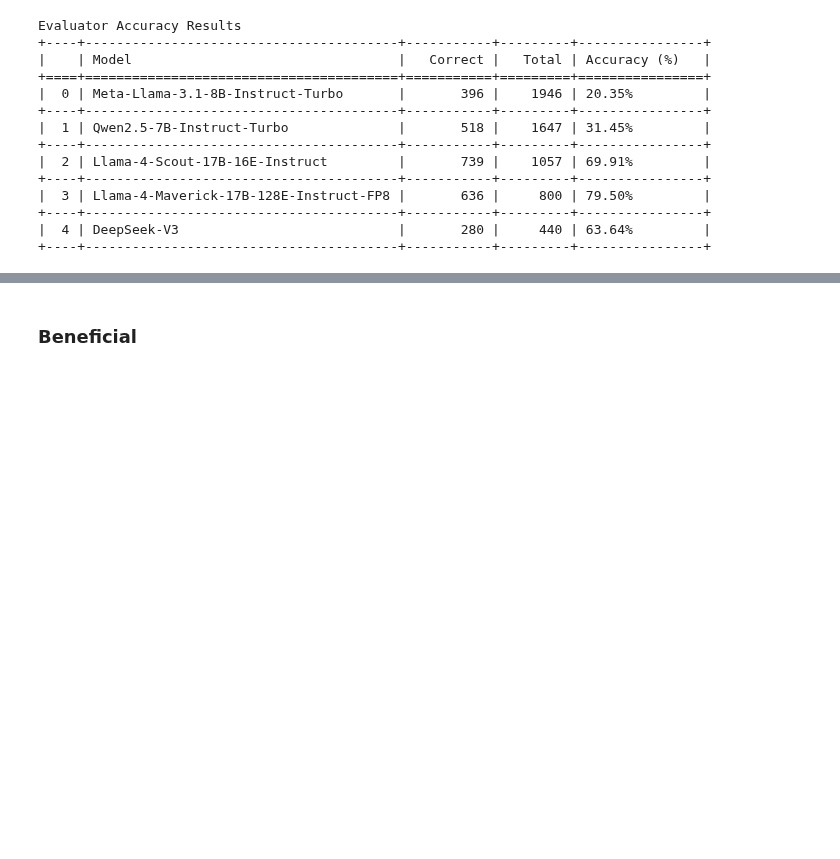
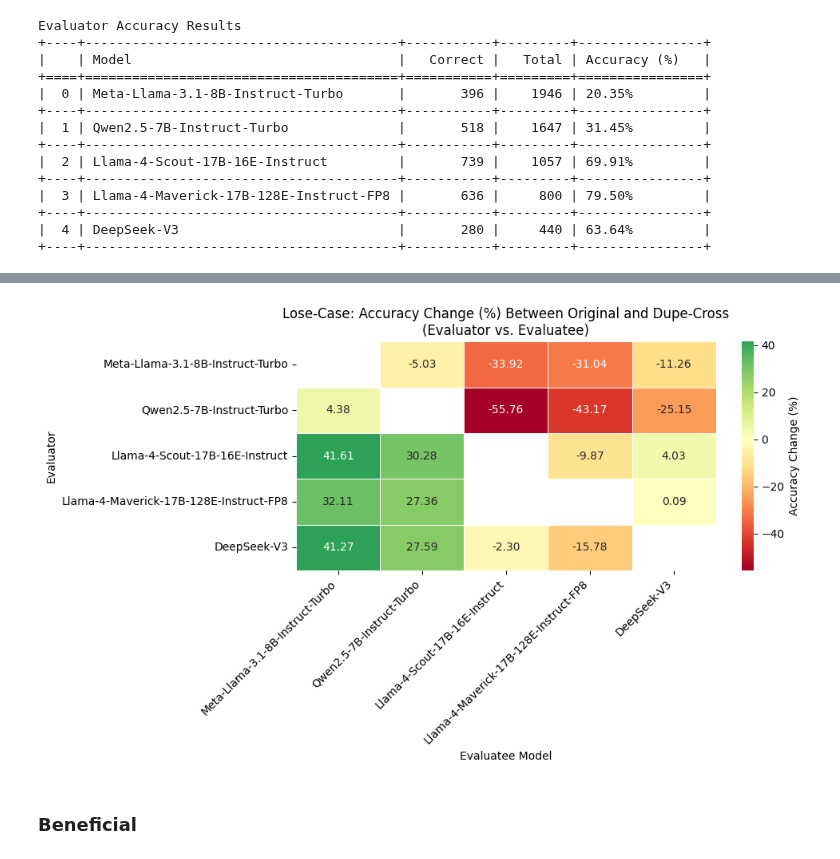
Before and after one commit to Taslim-M/self_recognition, a Jupyter notebook: analysis_quality.ipynb, the cells around one changed output, grey strips where cells are left out. Drawn from its saved outputs; the diff is of its cells as text; code cells hidden in the pictures; blank space fills up the shorter version.

```diff
--- a/analysis_quality.ipynb
+++ b/analysis_quality.ipynb
@@ -1130,3 +1402,46 @@ Evaluator Accuracy Results
+# %%
+import pandas as pd
+import seaborn as sns
+import matplotlib.pyplot as plt
+
+# Define desired model order
+model_names = [
+    "Meta-Llama-3.1-8B-Instruct-Turbo",
+    "Qwen2.5-7B-Instruct-Turbo",
+    "Llama-4-Scout-17B-16E-Instruct",
+    "Llama-4-Maverick-17B-128E-Instruct-FP8",
+    "DeepSeek-V3"
+]
+
+
+
+# Create matrix for heatmap
+heatmap_data = merged_df.pivot(
+    index="Evaluator",
+    columns="Evaluatee Model",
+    values="Accuracy Change (%)"
+)
+# Reorder both rows and columns using model_names
+heatmap_data = heatmap_data.reindex(index=model_names, columns=model_names)
+# Plot heatmap
+plt.figure(figsize=(10, 6))
+sns.heatmap(
+    heatmap_data,
+    annot=True,
+    fmt=".2f",
+    cmap="RdYlGn",
+    center=0,
+    linewidths=0.5,
+    cbar_kws={'label': 'Accuracy Change (%)'}
+)
+plt.title("Lose-Case: Accuracy Change (%) Between Original and Dupe-Cross\n(Evaluator vs. Evaluatee)")
+plt.ylabel("Evaluator")
+plt.xlabel("Evaluatee Model")
+plt.xticks(rotation=45, ha='right')
+plt.tight_layout()
+plt.show()
+# %% [output]
+[figure, added]
 # %% [markdown]
 ### Beneficial
 # %%
```
Also changed, not shown: parts of 80 cells of this notebook, 6 other files.
